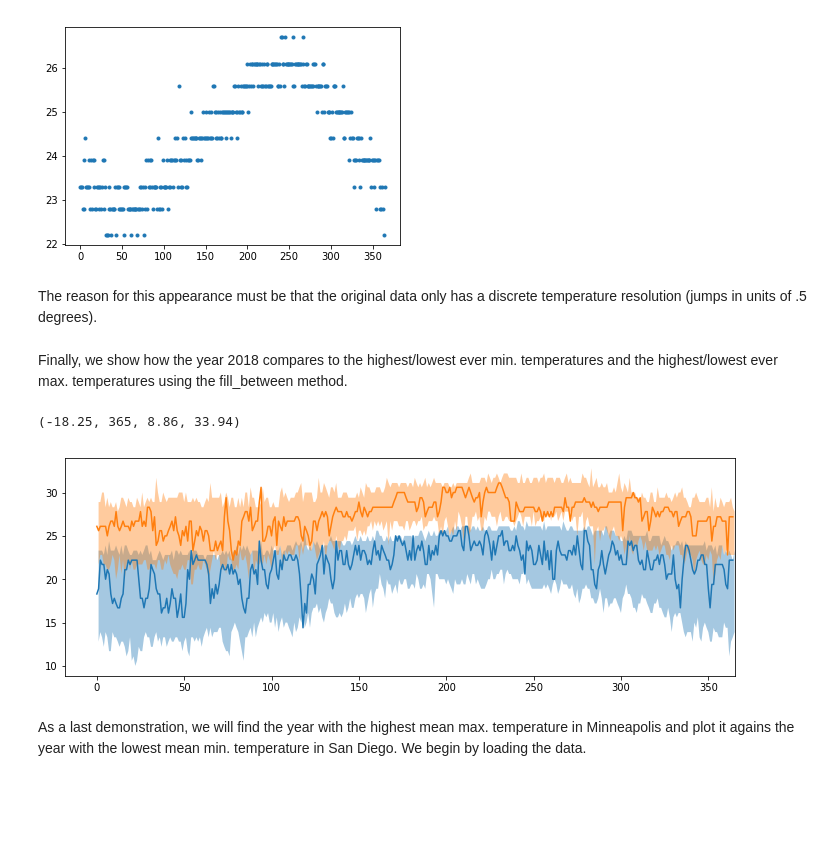
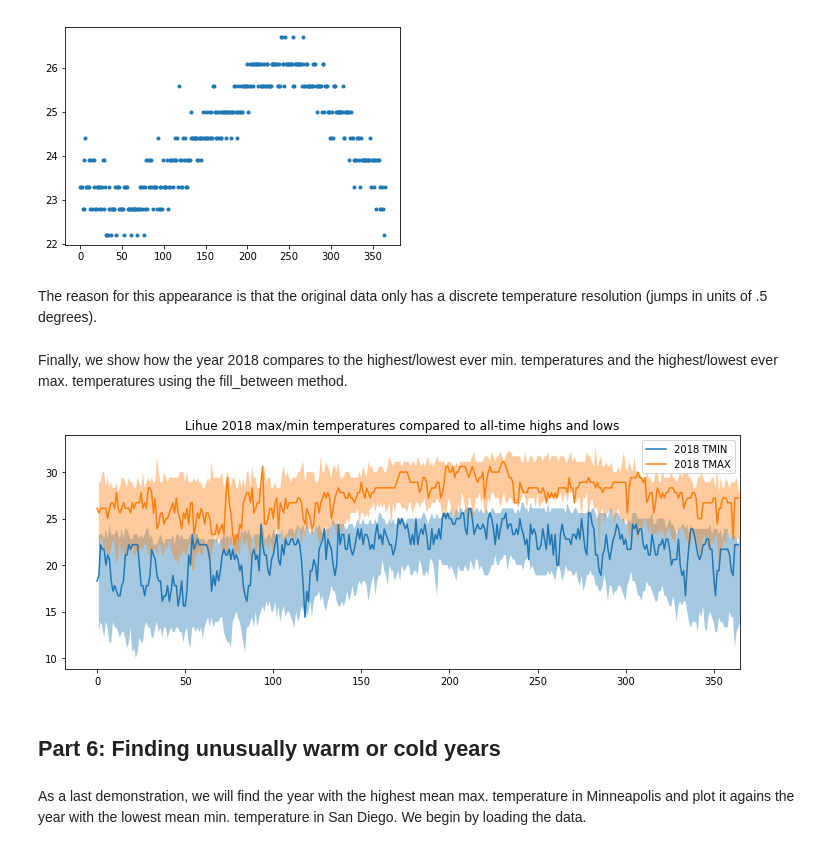
Before and after one commit to mstykow/weather, a Jupyter notebook: Weather Data Analysis.ipynb, the cells around one changed output. Cells and saved outputs as stored; diff of their text form; code cells hidden in the pictures; blank space fills up the shorter version.

```diff
--- a/Weather Data Analysis.ipynb
+++ b/Weather Data Analysis.ipynb
@@ -379,26 +407,30 @@ pp.plot(lihue_tmin_recordmax,'.')
 [<matplotlib.lines.Line2D at 0x...>]
 [figure]
 # %% [markdown]
-The reason for this appearance must be that the original data only has a discrete temperature resolution (jumps in units of .5 degrees).
+The reason for this appearance is that the original data only has a discrete temperature resolution (jumps in units of .5 degrees).
 # %% [markdown]
 Finally, we show how the year 2018 compares to the highest/lowest ever min. temperatures and the highest/lowest ever max. temperatures using the fill_between method.
 # %%
 lihue_tmax_all = np.vstack([selectyear(lihue_tmax,year)[:365] for year in range(1951,2018+1)])
 # %%
-pp.figure(figsize=(12,4))
+pp.figure(figsize=(10,4))
 
 days = np.arange(1,365+1)
 
 pp.fill_between(days,np.min(lihue_tmin_all,axis=0),np.max(lihue_tmin_all,axis=0),alpha=0.4)
-pp.plot(selectyear(lihue_tmin,2018))
+pp.plot(selectyear(lihue_tmin,2018), label='2018 TMIN')
 
 pp.fill_between(days,np.min(lihue_tmax_all,axis=0),np.max(lihue_tmax_all,axis=0),alpha=0.4)
-pp.plot(selectyear(lihue_tmax,2018))
+pp.plot(selectyear(lihue_tmax,2018), label='2018 TMAX')
 
 pp.axis(xmax=365)
+pp.title('Lihue 2018 max/min temperatures compared to all-time highs and lows')
+pp.legend()
+pp.tight_layout()
 # %% [output]
-(-18.25, 365, 8.86, 33.94)
-[figure, old version]
+[figure, new version]
+# %% [markdown]
+## Part 6: Finding unusually warm or cold years
 # %% [markdown]
 As a last demonstration, we will find the year with the highest mean max. temperature in Minneapolis and plot it agains the year with the lowest mean min. temperature in San Diego. We begin by loading the data.
 # %%
```
Also changed, not shown: parts of 7 cells of this notebook.
